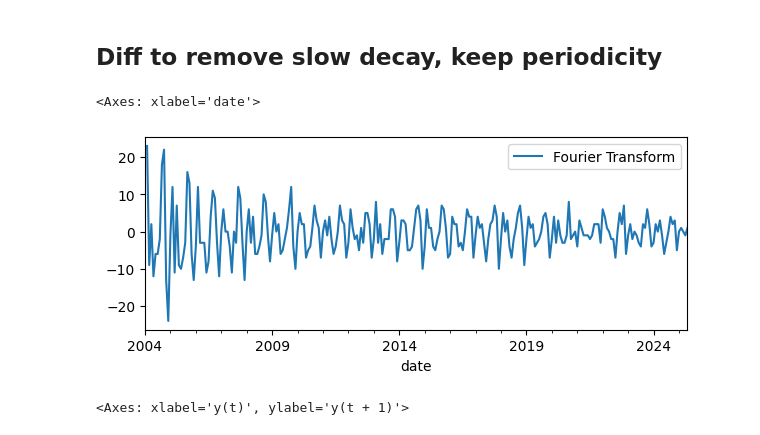
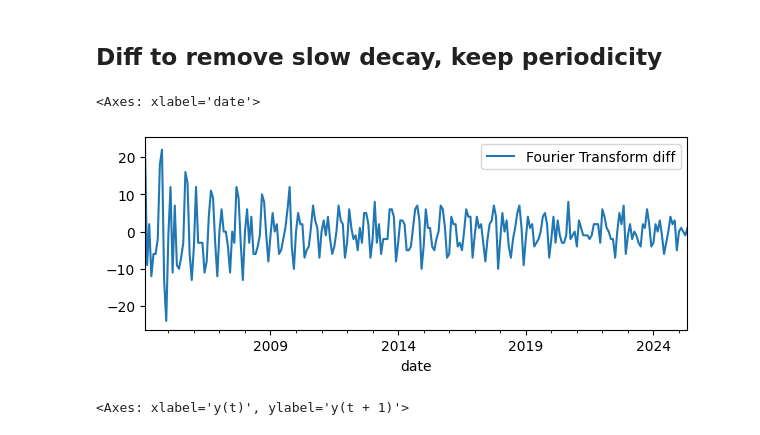
Before and after one commit to stelios-c/sig_proc, a Jupyter notebook: timeseries.ipynb, the cells around one changed output. Cells and saved outputs as stored; diff of their text form; code cells hidden in the pictures.

```diff
--- a/timeseries.ipynb
+++ b/timeseries.ipynb
@@ -50,9 +50,12 @@ pd.plotting.lag_plot(trends_df[~trends_df.isPartial].dropna(),lag=1)
 Periodicity barely stands out in autocorrelation plot against decaying trend. A lag of 1 is the classic use of the lag plot as a test for randomness, as described in the NIST Engineering statistics handbook. In this case the data is definitely not random.
 # %% [markdown]
 ## Diff to remove slow decay, keep periodicity
+# %%
+def non_partial_diff(df):
+    return df[~df.isPartial].diff().rename(columns={"Fourier Transform":"Fourier Transform diff"}).dropna()
 # %%
-trends_df[~trends_df.isPartial].diff().plot(figsize=[7,2.5])
+trends_df.pipe(non_partial_diff).plot(figsize=[7,2.5])
 # %% [output]
 <Axes: xlabel='date'>
-[figure, old version]
+[figure, new version]
 # %%
```
Also changed, not shown: parts of 6 cells of this notebook.
